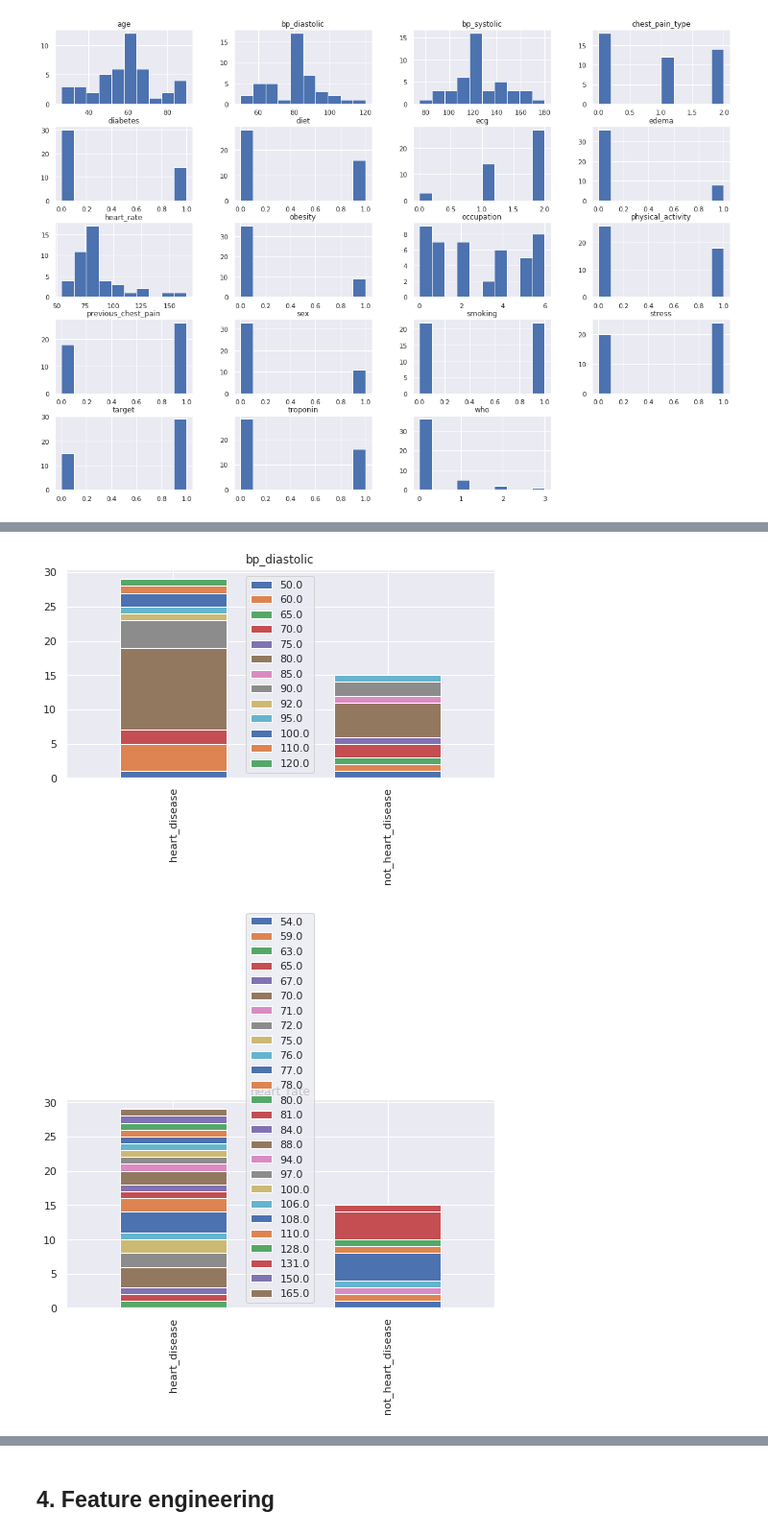
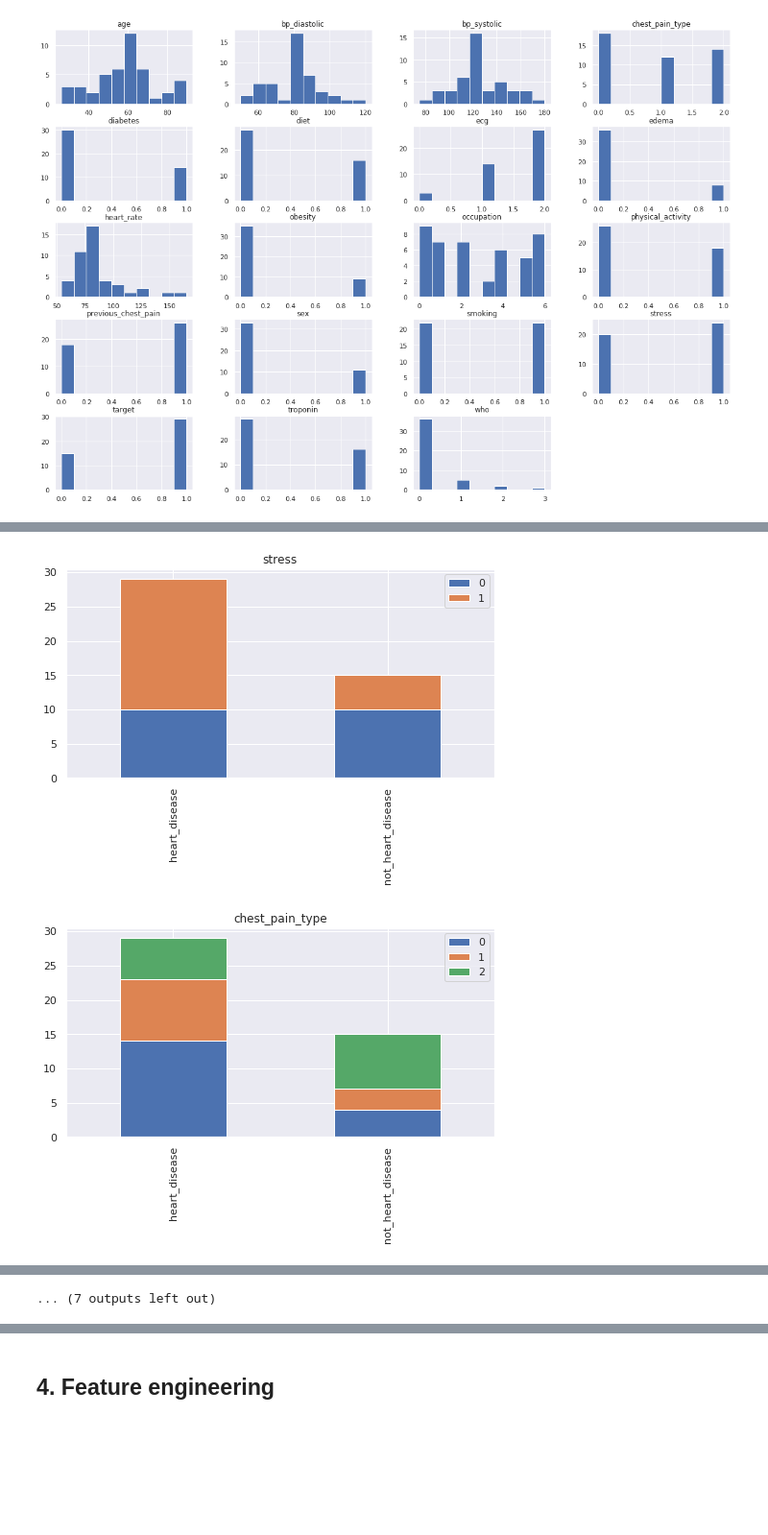
Before and after one commit to ihjohny/Comparative-Study-on-Classification-Algorithms, a Jupyter notebook: thesis.ipynb, the cells around one changed output, grey strips where cells are left out. Shown at 96% size. Saved outputs shown, nothing was run; the diff lists cells and outputs as text; code cells hidden in the pictures; blank space fills up the shorter version.

```diff
--- a/thesis.ipynb
+++ b/thesis.ipynb
@@ -250,7 +264,7 @@ def bar_chart(feature):
     df.plot(title= feature, kind='bar',stacked=True, figsize=(8,4))
 # %%
 rcParams['figure.figsize'] = 10, 10
-for i in feature_selected:
+for i in dataset.columns:
     bar_chart(i)
 # %% [output]
 [figure]
@@ -264,2 +278,2 @@ for i in feature_selected:
-[figure, old version]
+[figure, new version]
-[figure, old version]
+[figure, new version]
@@ -270,3 +282,4 @@ for i in feature_selected:
+... (7 outputs left out)
 # %%
 def facet_grid(feature):
     facet = sns.FacetGrid(dataset, hue="target",aspect=4)
```
Also changed, not shown: parts of 67 cells of this notebook.
